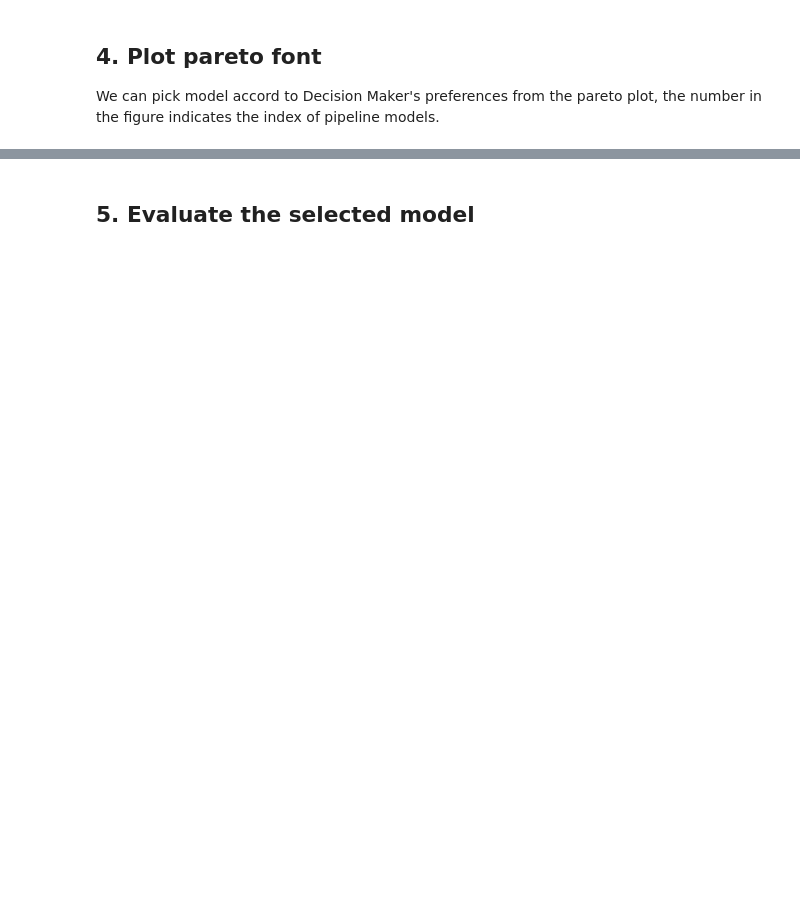
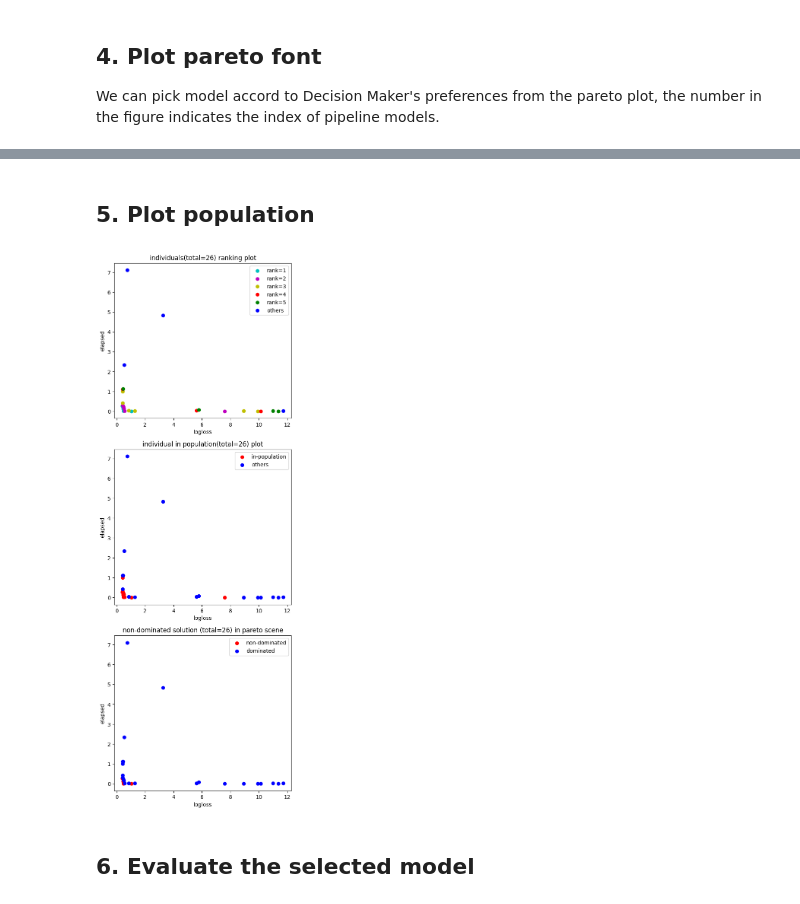
Before and after one commit to DataCanvasIO/Hypernets, a Jupyter notebook: hypernets/examples/61.NSGAII_example.ipynb, the cells around one changed output, grey strips where cells are left out. Cells and saved outputs as stored; diff of their text form; code cells hidden in the pictures; blank space fills up the shorter version.

```diff
--- a/hypernets/examples/61.NSGAII_example.ipynb
+++ b/hypernets/examples/61.NSGAII_example.ipynb
@@ -99,5 +100,12 @@ fig.show()
+# %% [markdown]
+## 5. Plot population
+# %%
+fig, ax  = experiment.hyper_model_.searcher.plot_population()
+fig.show()
+# %% [output]
+[figure, added]
 # %% [markdown]
-## 5. Evaluate the selected model
+## 6. Evaluate the selected model
 # %%
 print(f"Number of pipeline: {len(estimators)} ")
 
```
Also changed, not shown: parts of 4 cells of this notebook, 7 other files.
